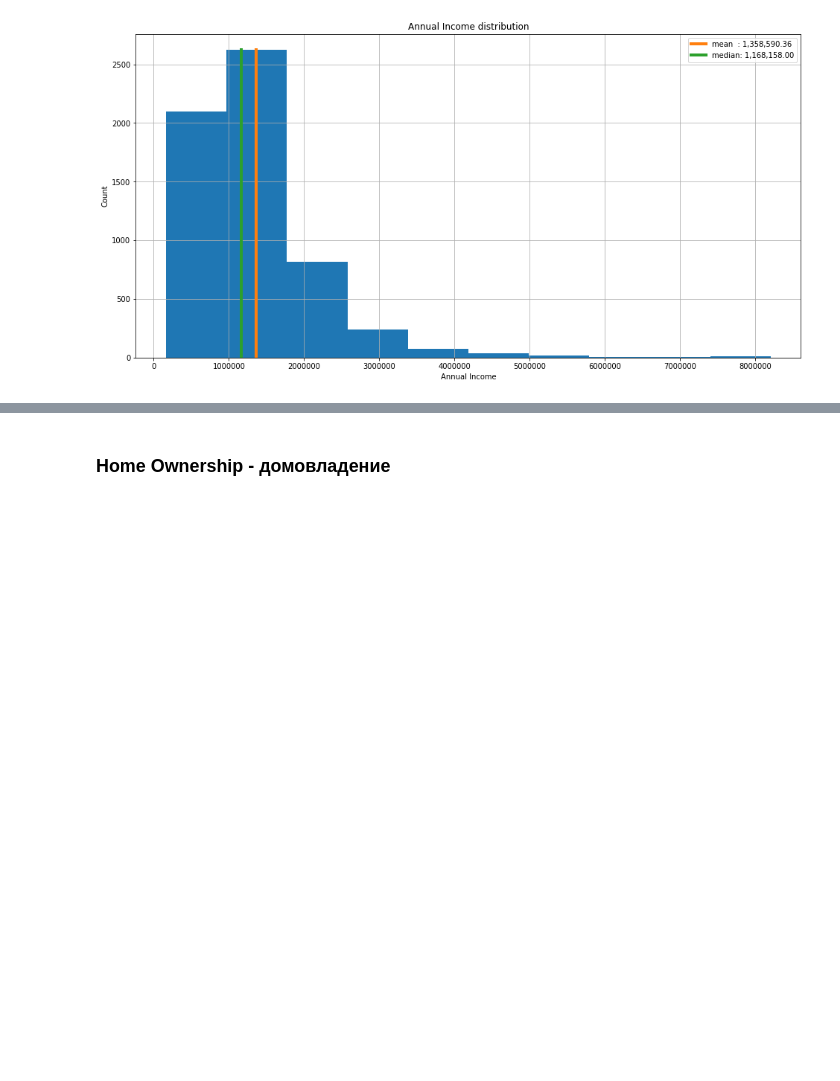
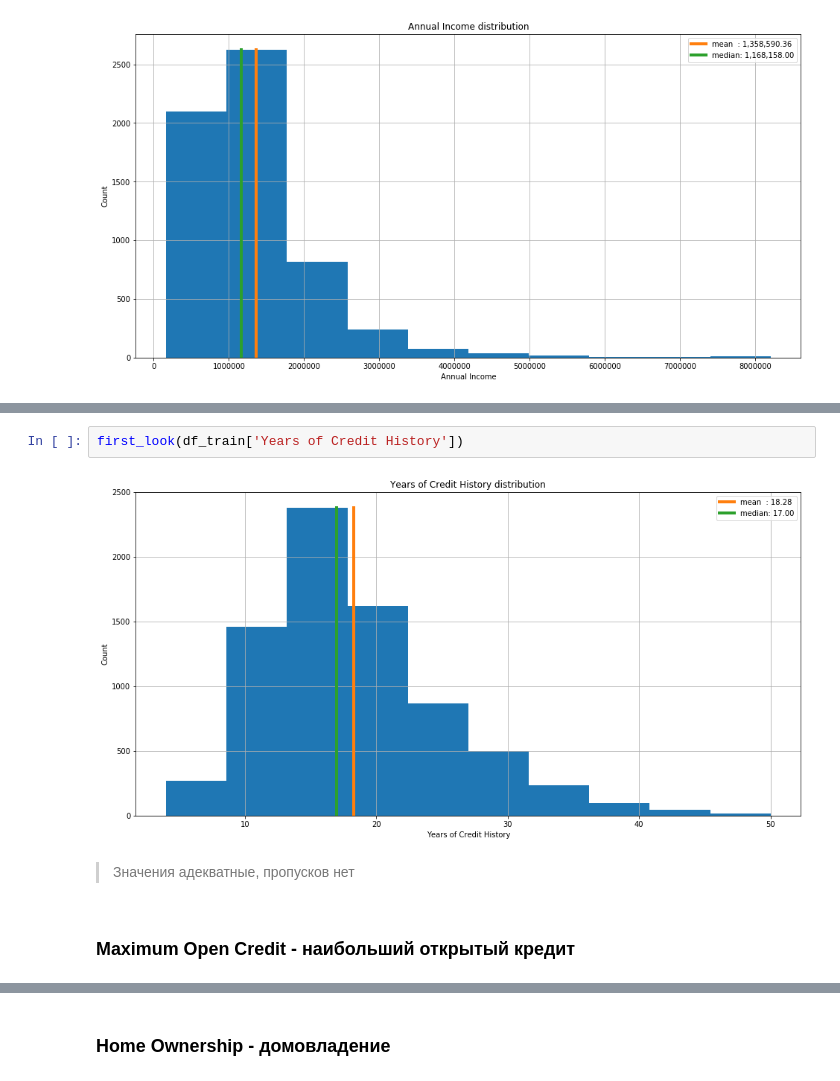
Before and after one commit to alex-chin/GB_LIBS_DS2, a Jupyter notebook: course_project/finBUM.ipynb, the cells around one changed output, grey strips where cells are left out. Saved outputs shown, nothing was run; the diff lists cells and outputs as text; blank space fills up the shorter version.

```diff
--- a/course_project/finBUM.ipynb
+++ b/course_project/finBUM.ipynb
@@ -258,0 +348,8 @@ first_look(df_train['Annual Income'])
+# %%
+first_look(df_train['Years of Credit History'])
+# %% [output]
+[figure, added]
+# %% [markdown]
+>Значения адекватные, пропусков нет
+# %% [markdown]
+### Maximum Open Credit - наибольший открытый кредит
```
Also changed, not shown: parts of 44 cells of this notebook.
